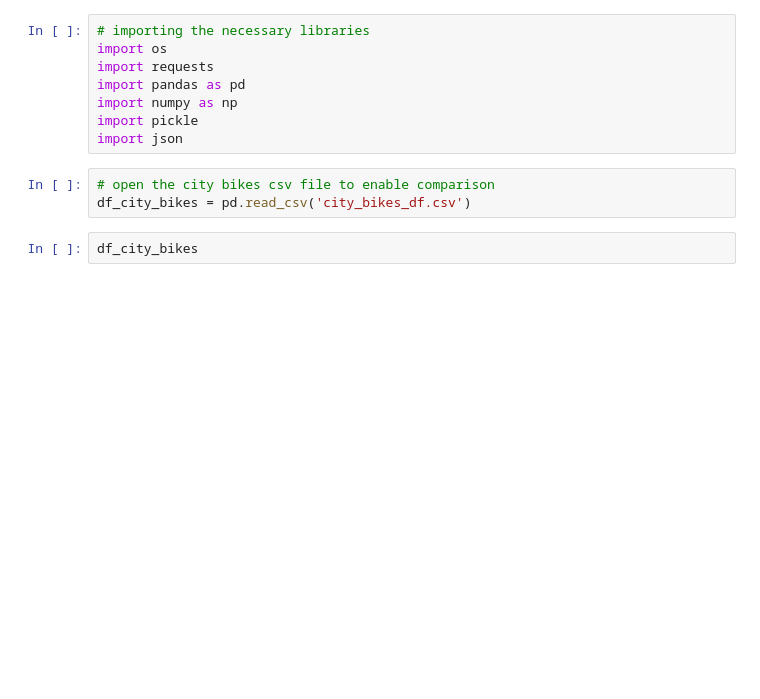
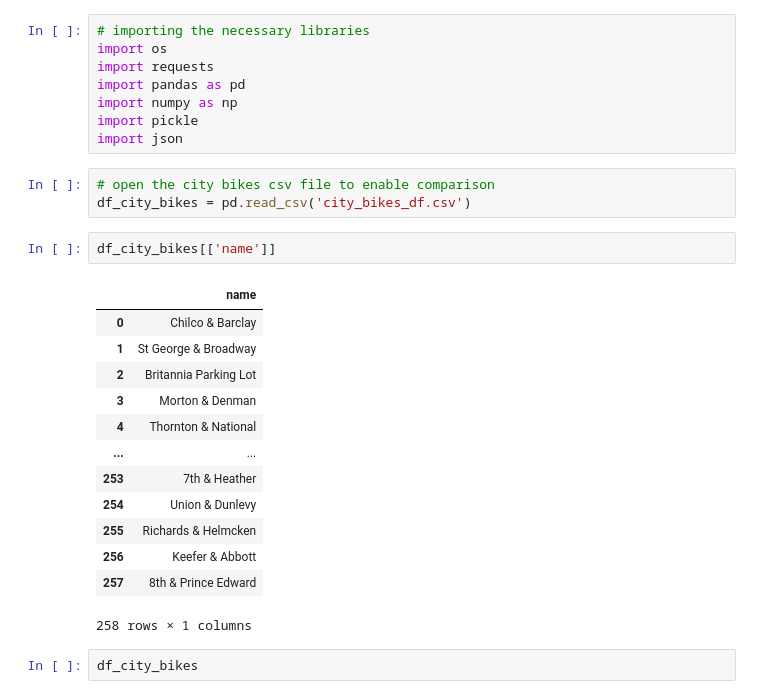
Before and after one commit to Jacyndy/Statistical-Modelling-With-Python, a Jupyter notebook: notebooks/yelp_foursquare_EDA.ipynb, the cells around one changed output. Drawn from its saved outputs; the diff is of its cells as text; blank space fills up the shorter version.

```diff
--- a/notebooks/yelp_foursquare_EDA.ipynb
+++ b/notebooks/yelp_foursquare_EDA.ipynb
@@ -9,6 +9,22 @@ import json
 # %%
 # open the city bikes csv file to enable comparison
 df_city_bikes = pd.read_csv('city_bikes_df.csv')
+# %%
+df_city_bikes[['name']]
+# %% [output]
+|  | name |
+| 0 | Chilco & Barclay |
+| 1 | St George & Broadway |
+| 2 | Britannia Parking Lot |
+| 3 | Morton & Denman |
+| 4 | Thornton & National |
+| ... | ... |
+| 253 | 7th & Heather |
+| 254 | Union & Dunlevy |
+| 255 | Richards & Helmcken |
+| 256 | Keefer & Abbott |
+| 257 | 8th & Prince Edward |
+258 rows × 1 columns
 # %%
 df_city_bikes
 # %% [output]
```
Also changed, not shown: parts of 23 cells of this notebook, 1 other file.
